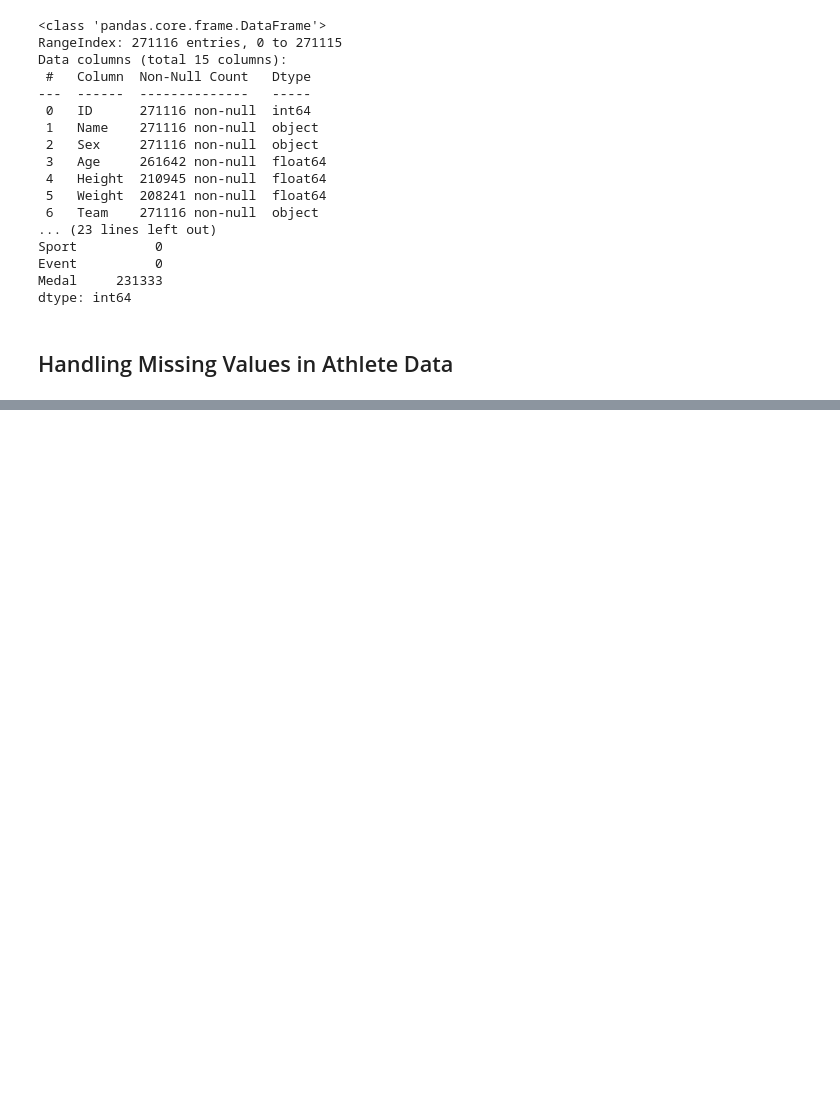
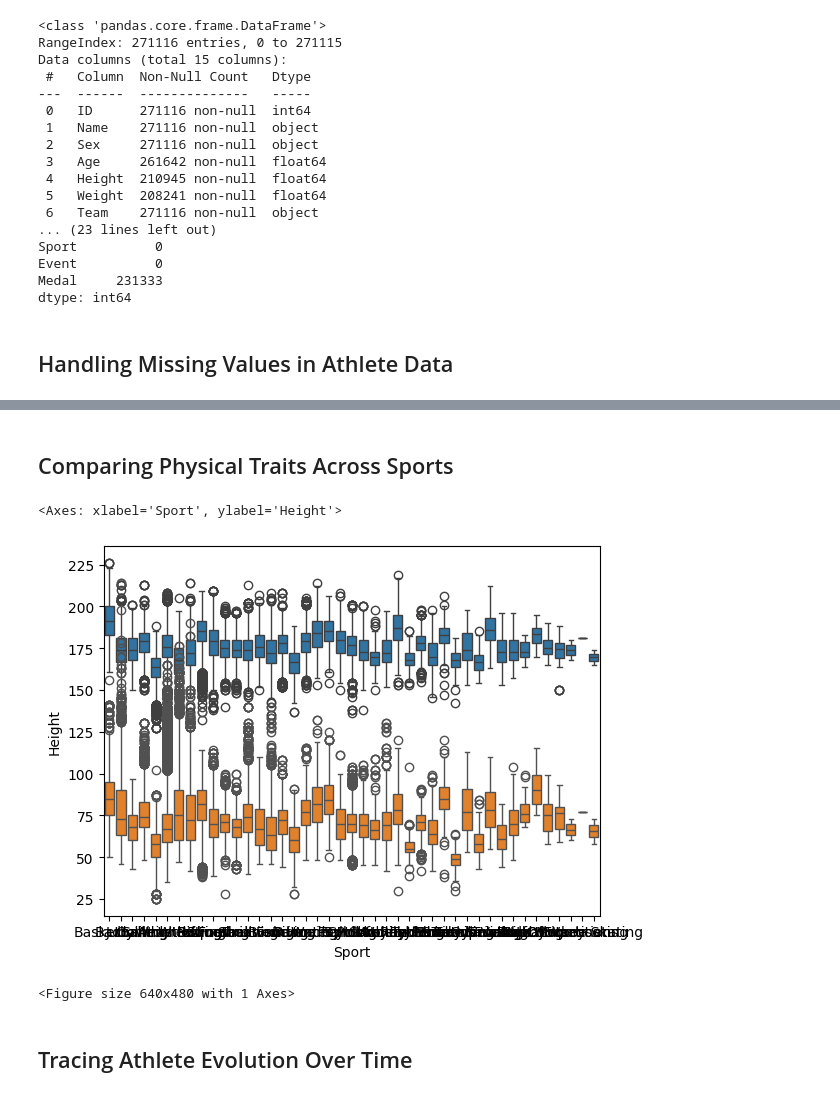
Before and after one commit to PbayonG/codefinity-exploring-olympic-history-through-data-visualization, a Jupyter notebook: notebook.ipynb, the cells around one changed output, grey strips where cells are left out. Saved outputs shown, nothing was run; the diff lists cells and outputs as text; code cells hidden in the pictures; blank space fills up the shorter version.

Commit message:
Tracing Athlete Evolution Over Time

```diff
--- a/notebook.ipynb
+++ b/notebook.ipynb
@@ -36,0 +85,24 @@ df['Medal']=df['Medal'].fillna('None')
+# %% [markdown]
+## Comparing Physical Traits Across Sports
+# %%
+# Write your code below
+target_sports = ['Basketball', 'Gymnastics', 'Weightlifting']
+sports_df = df[df['Sport'].isin(target_sports)]
+sns.boxplot(
+    data=summer_df,
+    x='Sport',
+    y='Height',
+
+)
+sns.boxplot(
+    data=summer_df,
+    x='Sport',
+    y='Weight',
+
+)
+# %% [output]
+<Axes: xlabel='Sport', ylabel='Height'>
+[figure, added]
+<Figure size 640x480 with 1 Axes>
+# %% [markdown]
+## Tracing Athlete Evolution Over Time
```
Also changed, not shown: parts of 5 cells of this notebook, 1 other file.
